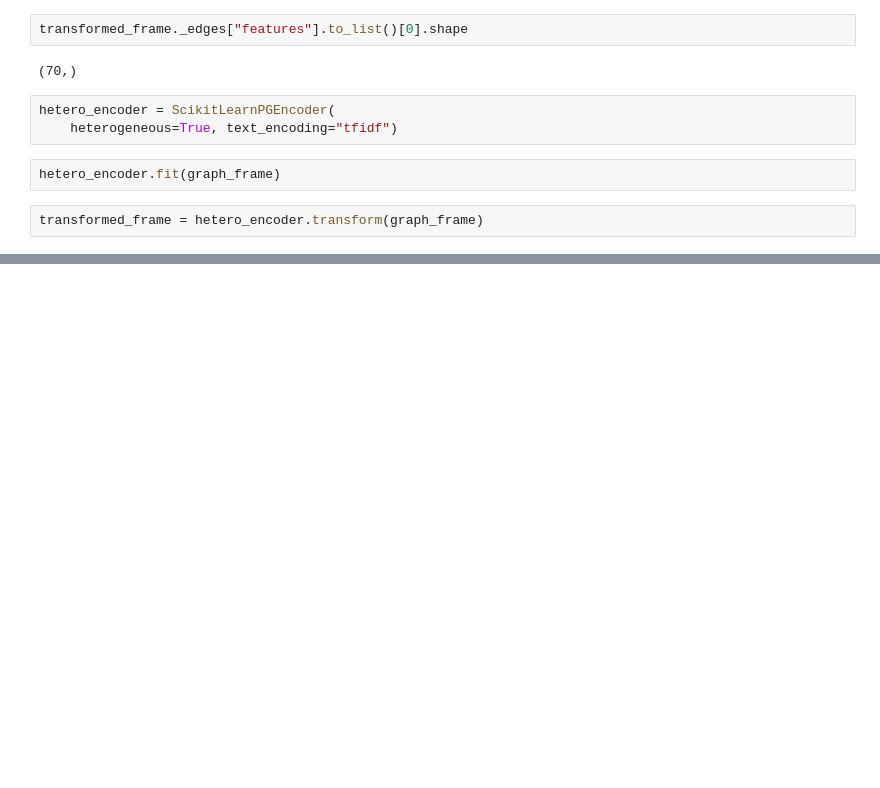
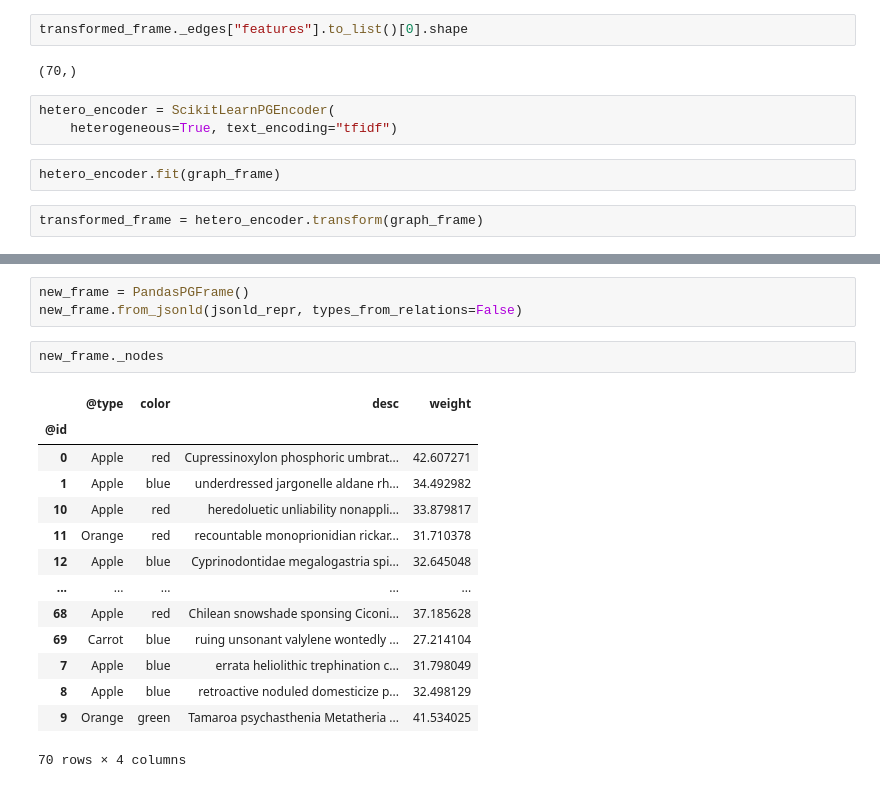
Before and after one commit to BlueBrain/BlueGraph, a Jupyter notebook: examples/PGFrames demo + sematic encoding.ipynb, the cells around one changed output, grey strips where cells are left out. Drawn from its saved outputs; the diff is of its cells as text; blank space fills up the shorter version.

```diff
--- a/examples/PGFrames demo + sematic encoding.ipynb
+++ b/examples/PGFrames demo + sematic encoding.ipynb
@@ -376,0 +509,20 @@ transformed_frame._edges
+# %%
+new_frame = PandasPGFrame()
+new_frame.from_jsonld(jsonld_repr, types_from_relations=False)
+# %%
+new_frame._nodes
+# %% [output]
+|  | @type | color | desc | weight |
+| @id |  |  |  |  |
+| 0 | Apple | red | Cupressinoxylon phosphoric umbrat... | 42.607271 |
+| 1 | Apple | blue | underdressed jargonelle aldane rh... | 34.492982 |
+| 10 | Apple | red | heredoluetic unliability nonappli... | 33.879817 |
+| 11 | Orange | red | recountable monoprionidian rickar... | 31.710378 |
+| 12 | Apple | blue | Cyprinodontidae megalogastria spi... | 32.645048 |
+| ... | ... | ... | ... | ... |
+| 68 | Apple | red | Chilean snowshade sponsing Ciconi... | 37.185628 |
+| 69 | Carrot | blue | ruing unsonant valylene wontedly ... | 27.214104 |
+| 7 | Apple | blue | errata heliolithic trephination c... | 31.798049 |
+| 8 | Apple | blue | retroactive noduled domesticize p... | 32.498129 |
+| 9 | Orange | green | Tamaroa psychasthenia Metatheria ... | 41.534025 |
+70 rows × 4 columns
```
Also changed, not shown: parts of 23 cells of this notebook.
